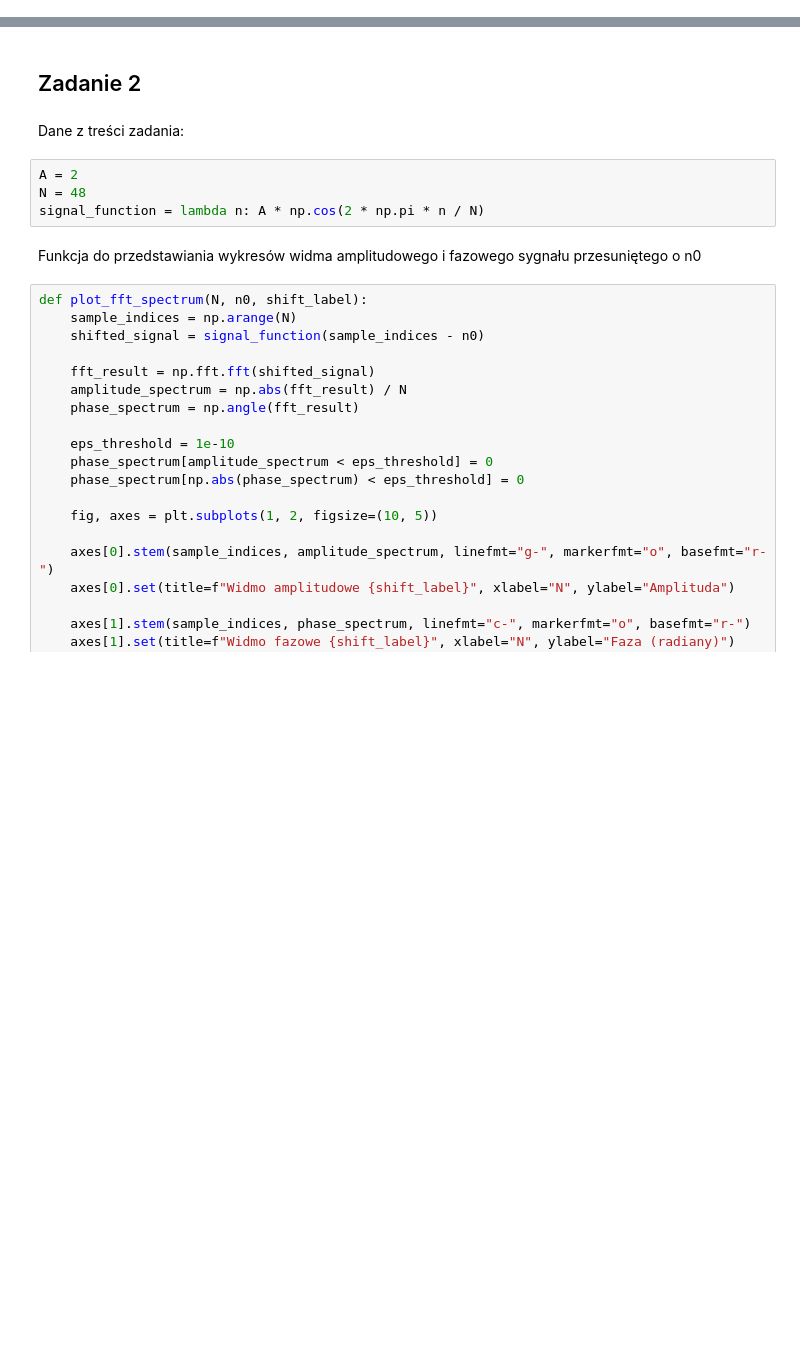
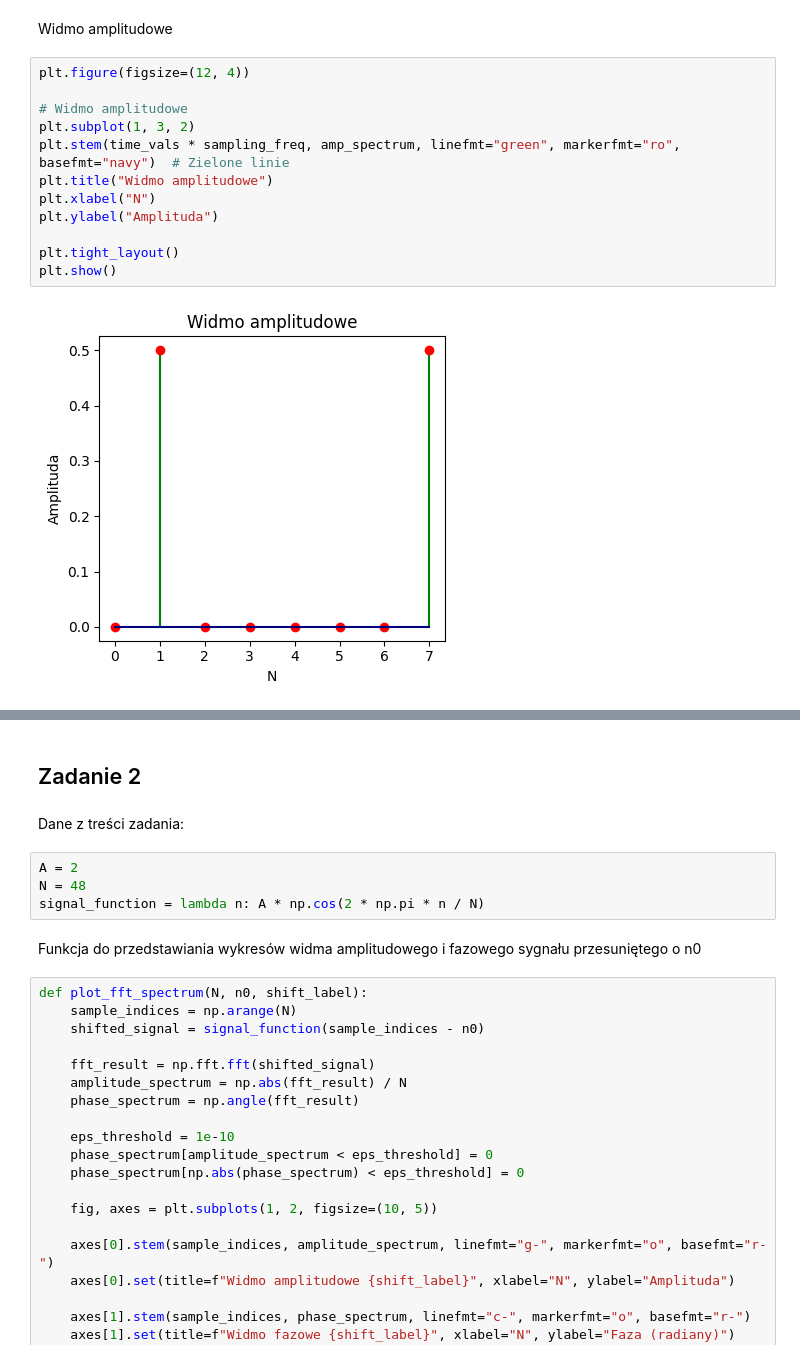
Before and after one commit to ksiemionek/WMM_lab, a Jupyter notebook: lab1/104_Siemionek_Zieziula.ipynb, the cells around one changed output, grey strips where cells are left out. Drawn from its saved outputs; the diff is of its cells as text; blank space fills up the shorter version.

```diff
--- a/lab1/104_Siemionek_Zieziula.ipynb
+++ b/lab1/104_Siemionek_Zieziula.ipynb
@@ -15,0 +55,16 @@ Dane z treści zadania:
+# %% [markdown]
+Widmo amplitudowe
+# %%
+plt.figure(figsize=(12, 4))
+
+# Widmo amplitudowe
+plt.subplot(1, 3, 2)
+plt.stem(time_vals * sampling_freq, amp_spectrum, linefmt="green", markerfmt="ro", basefmt="navy")  # Zielone linie
+plt.title("Widmo amplitudowe")
+plt.xlabel("N")
+plt.ylabel("Amplituda")
+
+plt.tight_layout()
+plt.show()
+# %% [output]
+[figure, added]
```
Also changed, not shown: parts of 12 cells of this notebook.
